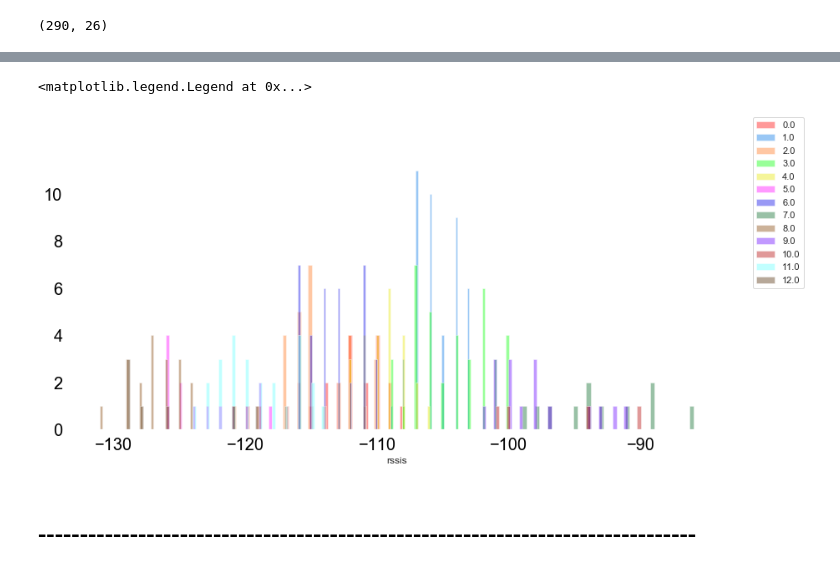
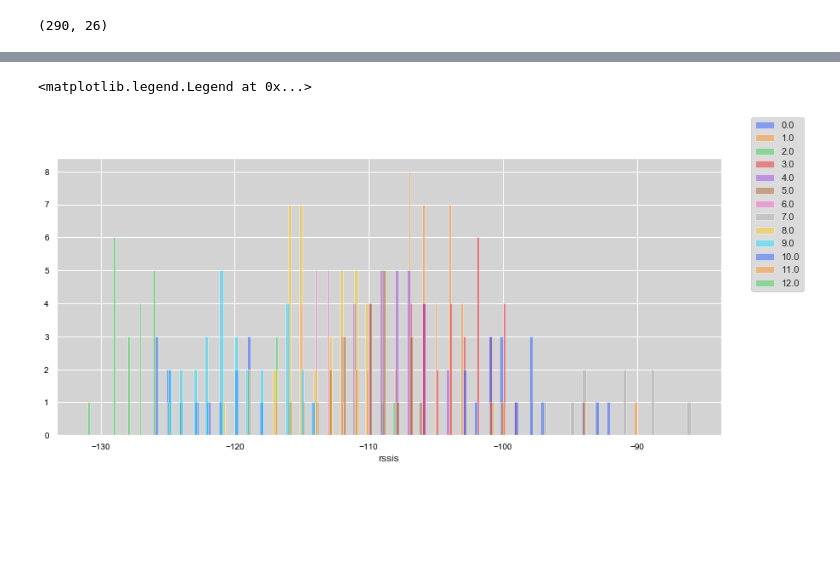
Before and after one commit to spiroskatsampiris/LoRaWAN, a Jupyter notebook: clean_data.ipynb, the cells around one changed output, grey strips where cells are left out. Cells and saved outputs as stored; diff of their text form; code cells hidden in the pictures; blank space fills up the shorter version.

```diff
--- a/clean_data.ipynb
+++ b/clean_data.ipynb
@@ -171,10 +191,12 @@ X.shape
 # %%
 av = np.zeros((len(np.unique(dev_labels)),X.shape[1]-1))
 for i in range(len(np.unique(dev_labels))):
-    average = np.mean(X[X[:,0]==i][:,20:25],axis=0)
+    max_fcnt = [max(X[X[:,0]==i][:,20])]
+    average = np.mean(X[X[:,0]==i][:,21:25],axis=0)
     mode_cat = stats.mode(X[X[:,0]==i][:,1:20])
-    appended = np.append(mode_cat.mode,values=average.reshape(1,average.shape[0]),axis=1)
-    av[i] = appended
+    appended1 = np.append(max_fcnt,values=average,axis=0)
+    appended2 = np.append(mode_cat.mode,values=appended1.reshape(1,appended1.shape[0]),axis=1)
+    av[i] = appended2
 # %%
 av.shape
 # %% [output]
@@ -182,7 +204,7 @@ av.shape
 # %%
 wcss=[]
 dbs=[]
-for i in range(2,20):
+for i in range(2,31):
     kmeans = KMeans(n_clusters=i,\
                     random_state=0,n_jobs=6 ).fit(av)
 #inertia_ : Sum of squared distances of samples to their closest cluster center.
@@ -280,14 +518,12 @@ color = ["#ff0000", "#0073e6", "#ff751a", "#00ff00", "#e6e600", "#ff00ff","#0000
          "#006622", "#804000", "#6600ff", "#b30000", "#66ffff","#4d2600"]
 # %%
 fig = plt.figure(figsize=(14,6))
-sns.set(rc={'axes.facecolor':'white', 'figure.facecolor':'white','xtick.color':'black','ytick.color':'black'\
-          , 'xtick.labelsize':'20', 'ytick.labelsize':'20'})
-sns.set_palette(sns.color_palette(color),13)
+sns.set(rc={'axes.facecolor':'lightgrey', 'figure.facecolor':'white','xtick.color':'black','ytick.color':'black'\
+          , 'xtick.labelsize':'10', 'ytick.labelsize':'10'})
+sns.set_palette("bright")
 for i in labeled_df['label'].unique():
     sns.distplot(labeled_df[labeled_df['label']==i]['rssis'],label='label',kde=False,bins=40)
 fig.legend(labels=np.sort(labeled_df['label'].unique()))
 # %% [output]
 <matplotlib.legend.Legend at 0x...>
-[figure, old version]
+[figure, new version]
-# %% [markdown]
-# -------------------------------------------------------------------------------
```
Also changed, not shown: parts of 54 cells of this notebook.
